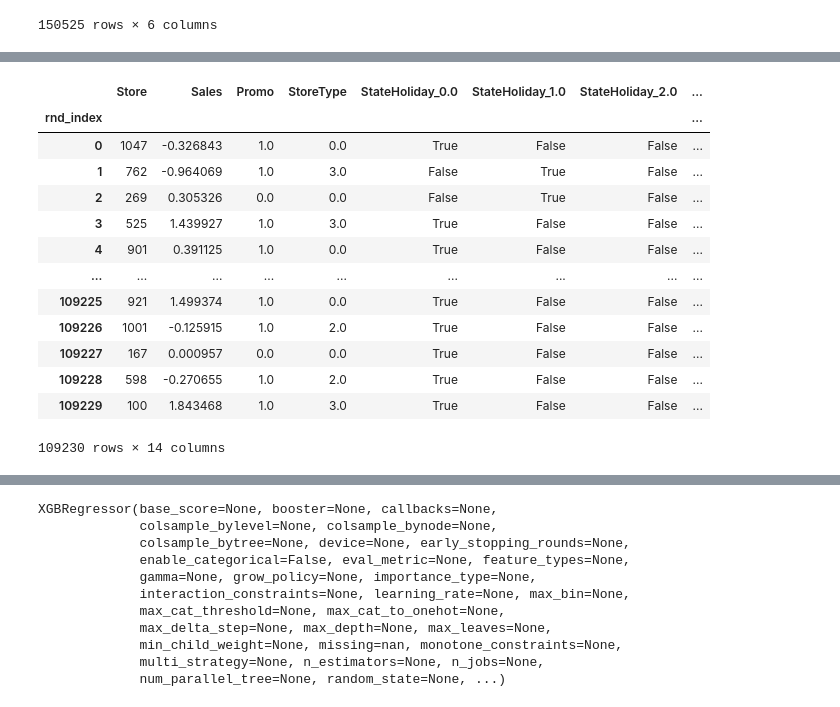
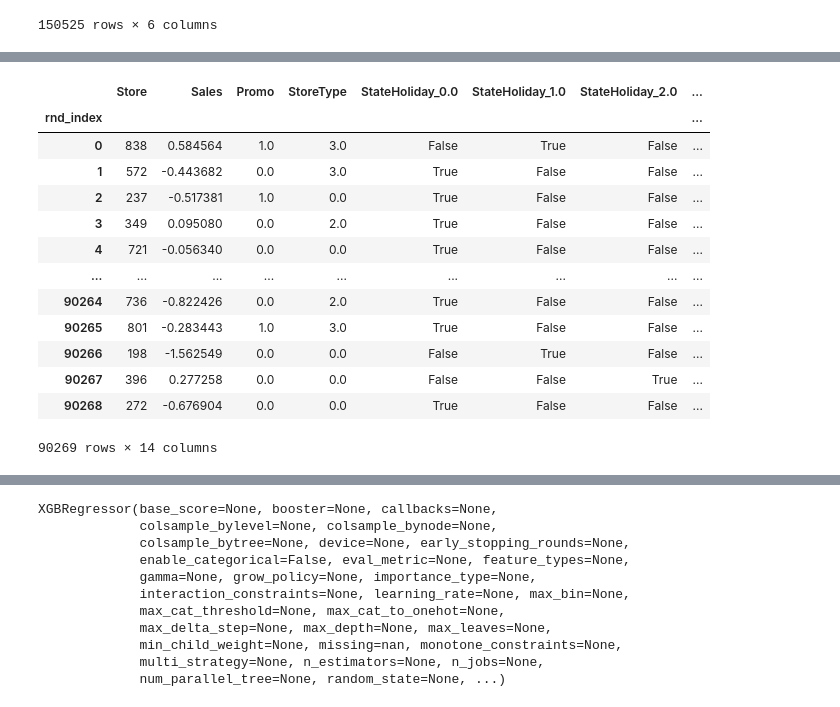
Before and after one commit to TheCamilovisk/RossmannSalesForecasting, a Jupyter notebook: 03.2 - XGBoost_multi_store_model.ipynb, the cells around one changed output, grey strips where cells are left out. Cells and saved outputs as stored; diff of their text form; code cells hidden in the pictures.

```diff
--- a/03.2 - XGBoost_multi_store_model.ipynb
+++ b/03.2 - XGBoost_multi_store_model.ipynb
@@ -69,6 +70,9 @@ weekly_stores_sales_df
 | 150523 | 1115 | 2015-07-26 | 35362 | 0.0 | 0.0 | 3.0 |
 | 150524 | 1115 | 2015-08-02 | 43551 | 0.0 | 1.0 | 3.0 |
 150525 rows × 6 columns
+# %%
+validation_weekly_stores_sales_df = weekly_stores_sales_df[weekly_stores_sales_df.Date > "2015-02"]
+weekly_stores_sales_df = weekly_stores_sales_df[weekly_stores_sales_df.Date < "2015-02"]
 # %%
 sales_transform = StandardScaler()
 
@@ -82,7 +86,14 @@ weekly_stores_sales_df["WeekOfYear"] = weekly_stores_sales_df["Date"].dt.isocale
 weekly_stores_sales_df["Sales_Lag1"] = weekly_stores_sales_df.groupby("Store")["Sales"].shift(1)
 weekly_stores_sales_df["Sales_Lag2"] = weekly_stores_sales_df.groupby("Store")["Sales"].shift(2)
 
-weekly_stores_sales_df["Sales_2Week_Avg"] = weekly_stores_sales_df.groupby("Store")["Sales"].rolling(window=2).mean().reset_index(drop=True)
+weekly_stores_sales_df["Sales_2Week_Avg"] = (
+    weekly_stores_sales_df
+        .groupby("Store")["Sales"]
+        .rolling(window=2)
+        .mean()
+        .shift(1)
+        .reset_index(drop=True)
+)
 
 weekly_stores_sales_df = weekly_stores_sales_df.dropna()
 weekly_stores_sales_df
@@ -121,33 +114,33 @@ train_test_weekly_stores_sales_df
 # %%
-suffled_weekly_stores_sales_df = train_test_weekly_stores_sales_df.copy()
+suffled_weekly_stores_sales_df = weekly_stores_sales_df.copy()
 
 suffled_weekly_stores_sales_df["rnd_index"] = np.random.default_rng(seed=42).permutation(
     len(suffled_weekly_stores_sales_df)
 )
 
 suffled_weekly_stores_sales_df = (
     suffled_weekly_stores_sales_df
         .set_index("rnd_index")
         .sort_index()
         .drop("Date", axis="columns")
 )
 
 suffled_weekly_stores_sales_df
 # %% [output]
 |  | Store | Sales | Promo | StoreType | StateHoliday_0.0 | StateHoliday_1.0 | StateHoliday_2.0 | ... |
 | rnd_index |  |  |  |  |  |  |  | ... |
-| 0 | 1047 | -0.326843 | 1.0 | 0.0 | True | False | False | ... |
-| 1 | 762 | -0.964069 | 1.0 | 3.0 | False | True | False | ... |
-| 2 | 269 | 0.305326 | 0.0 | 0.0 | False | True | False | ... |
-| 3 | 525 | 1.439927 | 1.0 | 3.0 | True | False | False | ... |
-| 4 | 901 | 0.391125 | 1.0 | 0.0 | True | False | False | ... |
+| 0 | 838 | 0.584564 | 1.0 | 3.0 | False | True | False | ... |
+| 1 | 572 | -0.443682 | 0.0 | 3.0 | True | False | False | ... |
+| 2 | 237 | -0.517381 | 1.0 | 0.0 | True | False | False | ... |
+| 3 | 349 | 0.095080 | 0.0 | 2.0 | True | False | False | ... |
+| 4 | 721 | -0.056340 | 0.0 | 0.0 | True | False | False | ... |
 | ... | ... | ... | ... | ... | ... | ... | ... | ... |
-| 109225 | 921 | 1.499374 | 1.0 | 0.0 | True | False | False | ... |
-| 109226 | 1001 | -0.125915 | 1.0 | 2.0 | True | False | False | ... |
-| 109227 | 167 | 0.000957 | 0.0 | 0.0 | True | False | False | ... |
-| 109228 | 598 | -0.270655 | 1.0 | 2.0 | True | False | False | ... |
-| 109229 | 100 | 1.843468 | 1.0 | 3.0 | True | False | False | ... |
+| 90264 | 736 | -0.822426 | 0.0 | 2.0 | True | False | False | ... |
+| 90265 | 801 | -0.283443 | 1.0 | 3.0 | True | False | False | ... |
+| 90266 | 198 | -1.562549 | 0.0 | 0.0 | False | True | False | ... |
+| 90267 | 396 | 0.277258 | 0.0 | 0.0 | False | False | True | ... |
+| 90268 | 272 | -0.676904 | 0.0 | 0.0 | True | False | False | ... |
-109230 rows × 14 columns
+90269 rows × 14 columns
 # %%
 data_len = len(suffled_weekly_stores_sales_df.index)
 test_len = int(data_len * 0.2)
```
Also changed, not shown: parts of 15 cells of this notebook.
